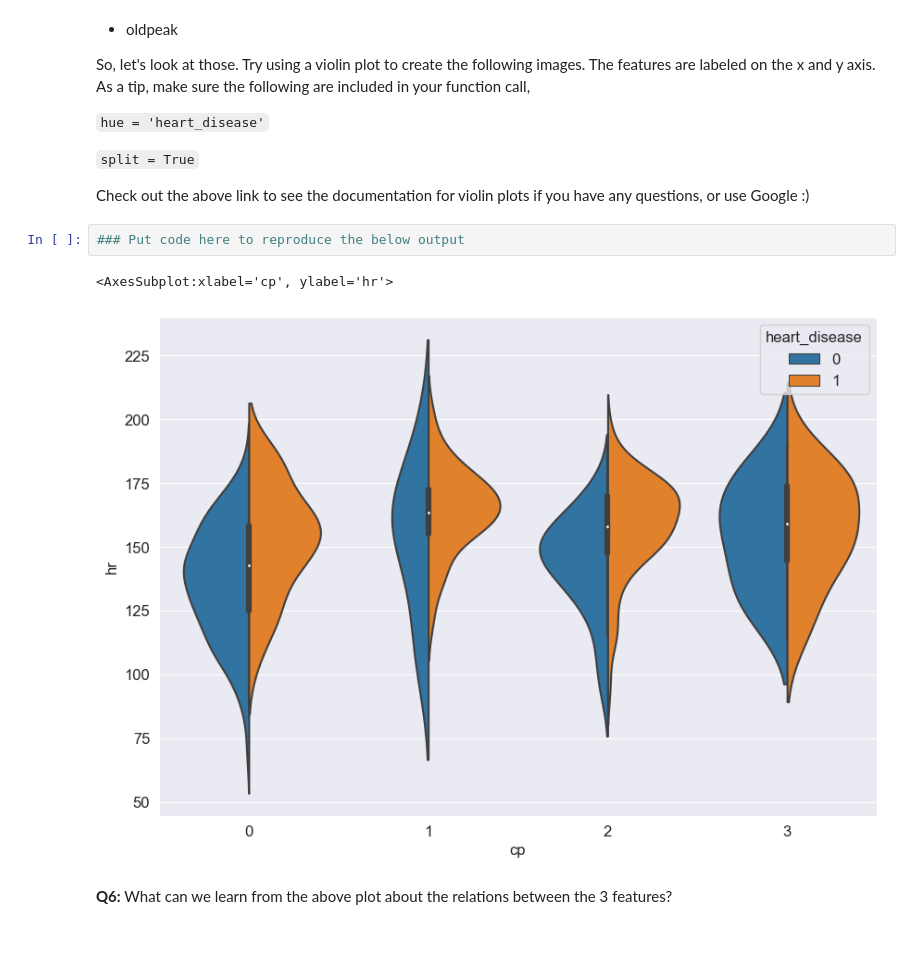
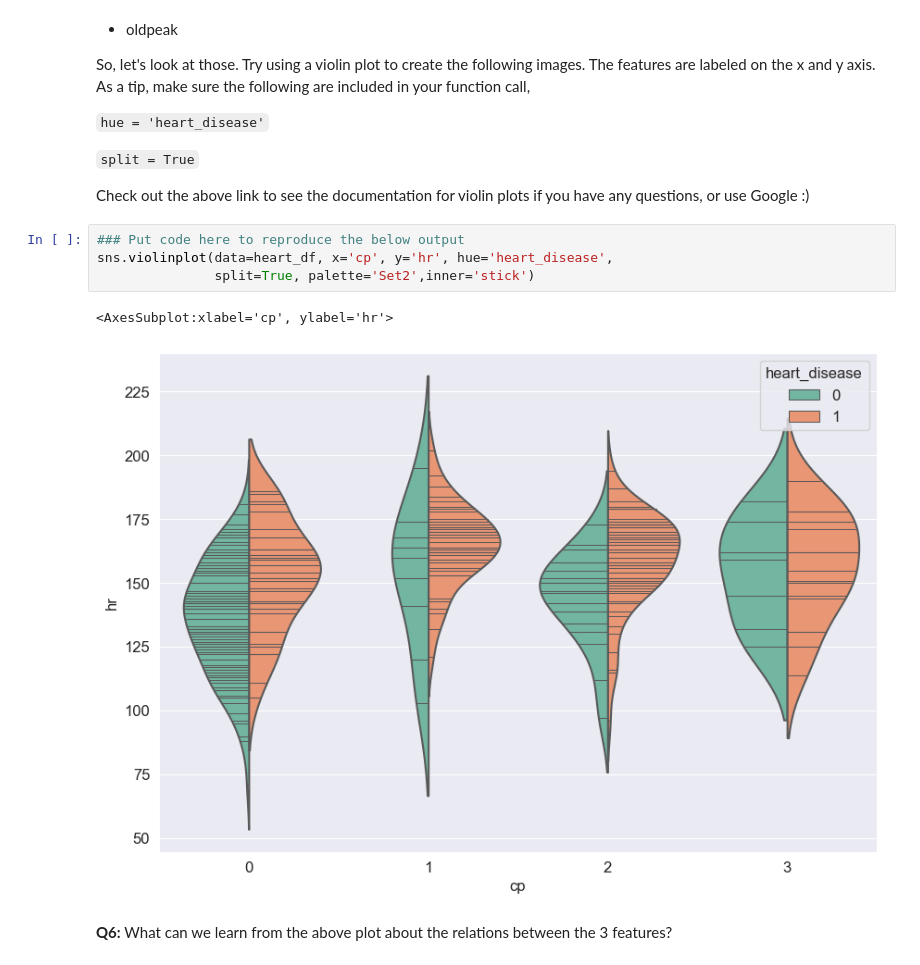
Before and after one commit to ndminhvn/UH-COSC3337, a Jupyter notebook: Homeworks/HW2/hw2_student/Nguyen_Minh_3337_HW2.ipynb, the cells around one changed output. Cells and saved outputs as stored; diff of their text form.

```diff
--- a/Homeworks/HW2/hw2_student/Nguyen_Minh_3337_HW2.ipynb
+++ b/Homeworks/HW2/hw2_student/Nguyen_Minh_3337_HW2.ipynb
@@ -160,9 +160,11 @@ So, let's look at those. Try using a violin plot to create the following images.
 Check out the above link to see the documentation for violin plots if you have any questions, or use Google :)
 # %%
 ### Put code here to reproduce the below output
+sns.violinplot(data=heart_df, x='cp', y='hr', hue='heart_disease',
+               split=True, palette='Set2',inner='stick')
 # %% [output]
 <AxesSubplot:xlabel='cp', ylabel='hr'>
-[figure, old version]
+[figure, new version]
 # %% [markdown]
 __Q6:__ What can we learn from the above plot about the relations between the 3 features?
 # %% [markdown]
```
Also changed, not shown: parts of 19 cells of this notebook.
